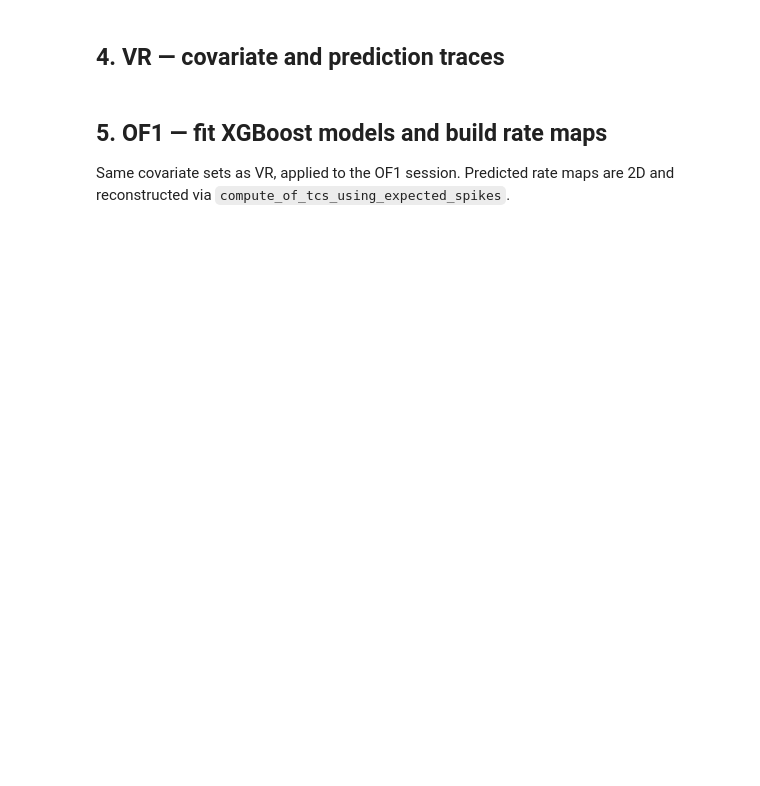
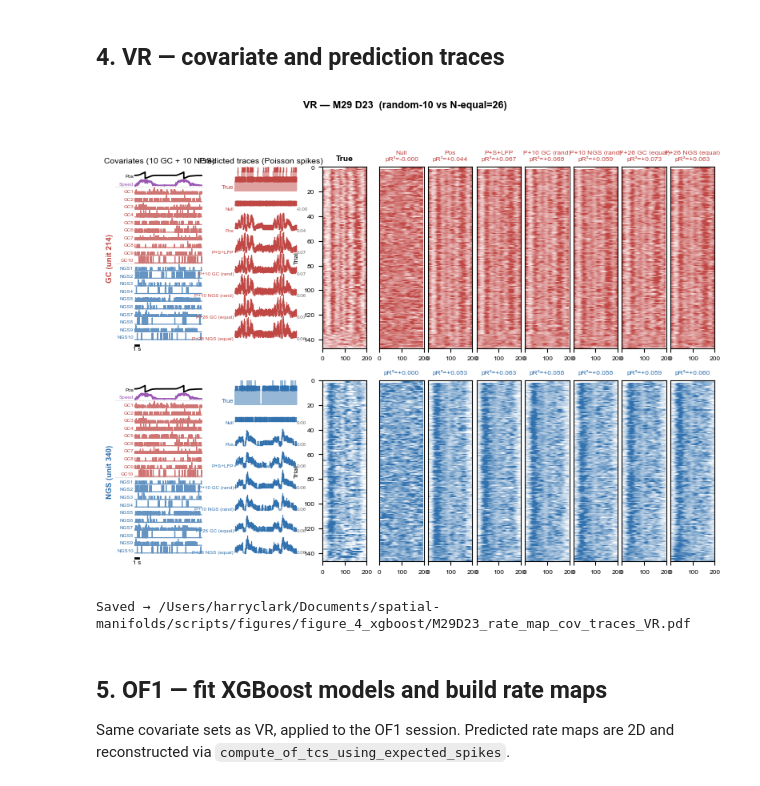
Before and after one commit to HDClark94/spatial-manifolds, a Jupyter notebook: scripts/figures/figure_4_xgboost/Figure4_v5_rate_map_covariate_predictions_M29D23.ipynb, the cells around one changed output. Cells and saved outputs as stored; diff of their text form; code cells hidden in the pictures; blank space fills up the shorter version.

```diff
--- a/scripts/figures/figure_4_xgboost/Figure4_v5_rate_map_covariate_predictions_M29D23.ipynb
+++ b/scripts/figures/figure_4_xgboost/Figure4_v5_rate_map_covariate_predictions_M29D23.ipynb
@@ -361,11 +398,12 @@ SHOW_TRACES_VR = [
     ('null',           'Null'),
     ('pos',            'Pos'),
     ('pos+spd+lfp',    'P+S+LFP'),
-    ('pos+rand10_gc',  f'P+{len(rand_gc)} GC (rand)'),
-    ('pos+rand10_ngs', f'P+{len(rand_ngs)} NGS (rand)'),
+    ('pos+rand_gc',    f'P+{len(rand_gc)} GC (rand)'),
+    ('pos+rand_ngs',   f'P+{len(rand_ngs)} NGS (rand)'),
     ('pos+equal_gc',   f'P+{len(equal_gc)} GC (equal)'),
     ('pos+equal_ngs',  f'P+{len(equal_ngs)} NGS (equal)'),
 ]
+
 
 def _norm01(arr, win):
     seg = np.array(arr)[win].astype(float)
@@ -440,33 +478,36 @@ for ri, tid in enumerate(TARGET_CELLS):
     fig_vt.axes[-1].text(-0.02, 0.5, TARGET_LABEL[tid], transform=fig_vt.axes[-1].transAxes,
                          fontsize=7, color=color, fontweight='bold', va='center', ha='right', rotation=90)
 
     fig_vt.add_subplot(gs_vt[ri, 1]).axis('off')
 
     draw_preds(fig_vt.add_subplot(gs_vt[ri, 2]),
                y_true, models_vr[tid], SHOW_TRACES_VR, TRACE_WINDOW_VR, TRACE_GAIN_VR, color, seed=ri)
     if is_top: fig_vt.axes[-1].set_title('Predicted traces (Poisson spikes)', fontsize=7.5, pad=4)
 
     fig_vt.add_subplot(gs_vt[ri, 3]).axis('off')
 
     ax = fig_vt.add_subplot(gs_vt[ri, 4])
     plot_firing_rate_map(ax, rm_true_vr[tid], bs=bs, tl=tl, p=95, cmap=white_to_hex_cmap(color))
     if is_top: ax.set_title('True', fontsize=7.5, fontweight='bold')
     ax.set_ylabel('Trial', fontsize=6); ax.tick_params(labelsize=6)
 
     fig_vt.add_subplot(gs_vt[ri, 5]).axis('off')
 
     for pi, (key, lbl) in enumerate(SHOW_TRACES_VR):
         ax = fig_vt.add_subplot(gs_vt[ri, pi+6])
         plot_firing_rate_map(ax, rm_preds_vr[tid][key], bs=bs, tl=tl, p=95, cmap=white_to_hex_cmap(color))
         if is_top: ax.set_title(f'{lbl}\npR²={models_vr[tid][key]["pR2"]:+.3f}', fontsize=6, color=color)
         else:      ax.set_title(f'pR²={models_vr[tid][key]["pR2"]:+.3f}', fontsize=6, color=color)
         ax.set_yticks([]); ax.tick_params(labelsize=6)
 
 fig_vt.suptitle(f'VR — M{mouse} D{day}  (random-10 vs N-equal={N_equal})',
                 fontsize=9, fontweight='bold', y=1.01)
 fig_vt.savefig(savepath_vr, bbox_inches='tight', dpi=300)
 plt.show()
 print(f'Saved → {savepath_vr}')
+# %% [output]
+[figure, added]
+Saved → /Users/harryclark/Documents/spatial-manifolds/scripts/figures/figure_4_xgboost/M29D23_rate_map_cov_traces_VR.pdf
 # %% [markdown]
 ## 5. OF1 — fit XGBoost models and build rate maps
 Same covariate sets as VR, applied to the OF1 session.
```
Also changed, not shown: parts of 13 cells of this notebook, 26 other files.
